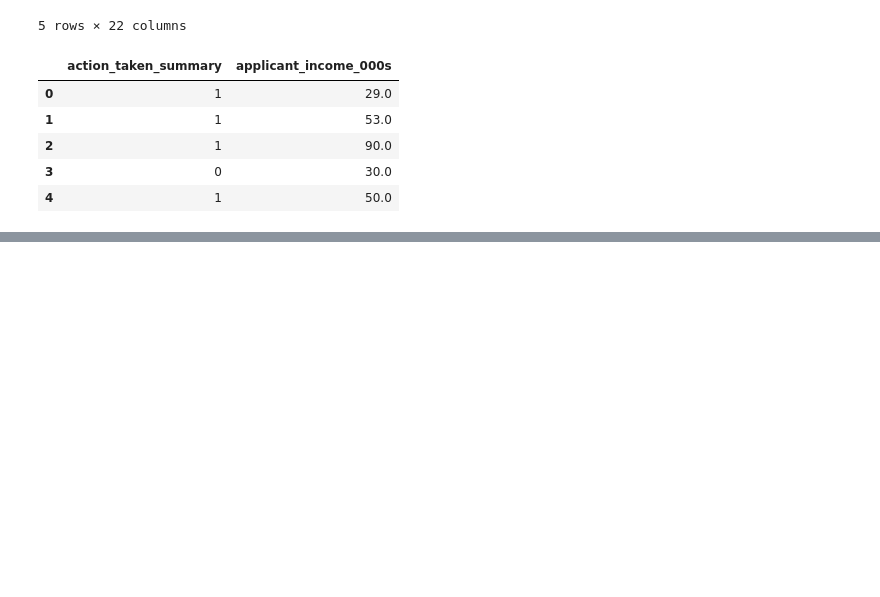
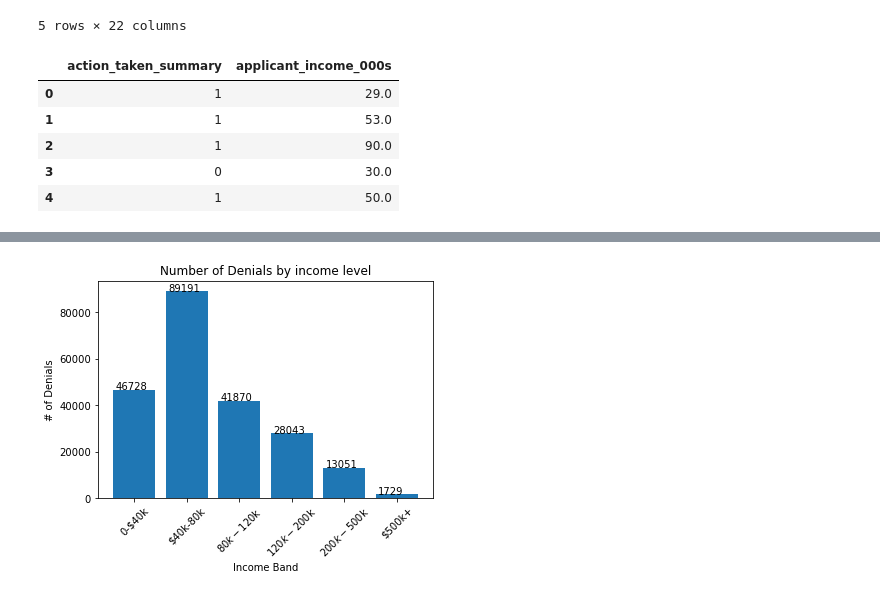
Before and after one commit to oliviasny2/Final_Project, a Jupyter notebook: approvals_by_income_vis.ipynb, the cells around one changed output, grey strips where cells are left out. Drawn from its saved outputs; the diff is of its cells as text; code cells hidden in the pictures; blank space fills up the shorter version.

```diff
--- a/approvals_by_income_vis.ipynb
+++ b/approvals_by_income_vis.ipynb
@@ -117,0 +182,4 @@ income_df.head()
+# %%
+GetCountGraph(df, "Denials", [0])
+# %% [output]
+[figure, added]
```
Also changed, not shown: parts of 4 cells of this notebook.
